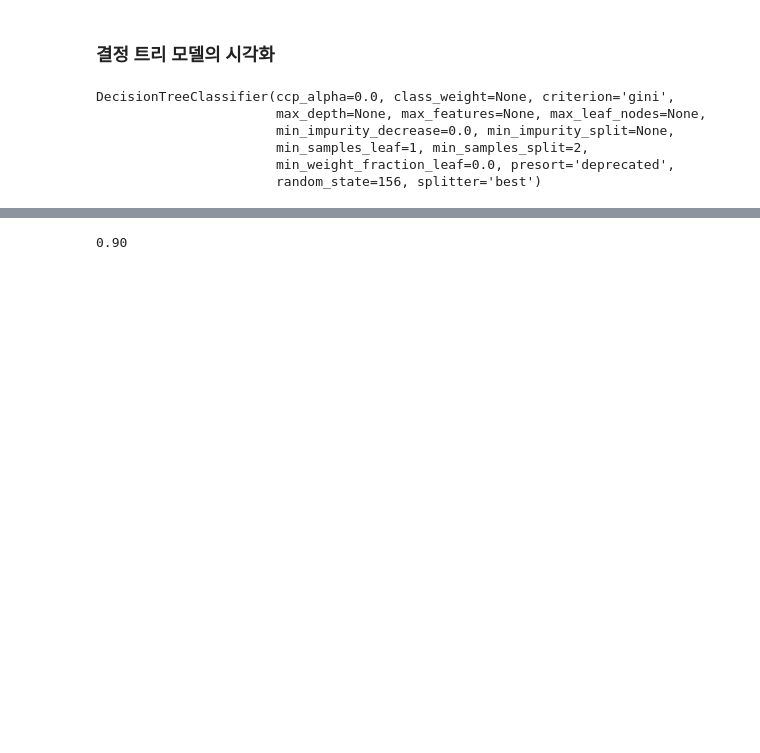
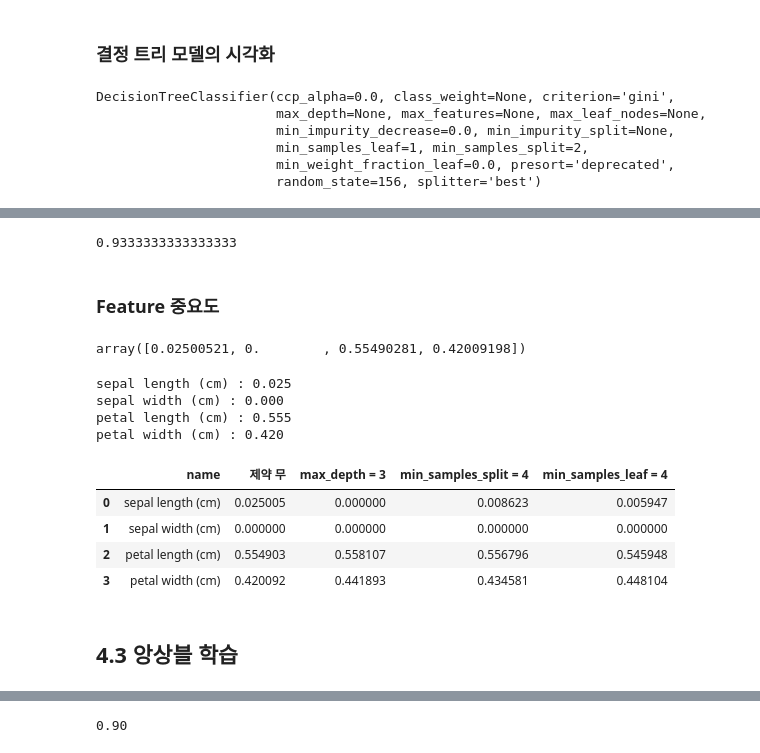
Before and after one commit to YueunKim/Machine-Learning, a Jupyter notebook: Chapter4_Classification.ipynb, the cells around one changed output, grey strips where cells are left out. Drawn from its saved outputs; the diff is of its cells as text; code cells hidden in the pictures; blank space fills up the shorter version.

```diff
--- a/Chapter4_Classification.ipynb
+++ b/Chapter4_Classification.ipynb
@@ -273,4 +198,0 @@ visualize_boundary(dt_clf, X_features, y_labels)
-# %%
-# min_samples_leaf=6 으로 트리 생성 조건을 제약한 Decision Boundary 시각화
-dt_clf = DecisionTreeClassifier( min_samples_leaf=6).fit(X_features, y_labels)
-visualize_boundary(dt_clf, X_features, y_labels)
@@ -417,0 +208,3 @@ print('GBM 정확도: {0:.4f}'.format(gb_accuracy))
+# %%
+dt_clf2 = DecisionTreeClassifier(max_depth = 3, random_state=156)
+dt_clf2.fit(X_train , y_train)
@@ -417,0 +234,3 @@ print('GBM 정확도: {0:.4f}'.format(gb_accuracy))
+# %%
+dt_clf3 = DecisionTreeClassifier(min_samples_split=4, random_state=156)
+dt_clf3.fit(X_train , y_train)
@@ -417,0 +260,3 @@ print('GBM 정확도: {0:.4f}'.format(gb_accuracy))
+# %%
+dt_clf4 = DecisionTreeClassifier(min_samples_leaf=4, random_state=156)
+dt_clf4.fit(X_train , y_train)
@@ -417,0 +279,34 @@ print('GBM 정확도: {0:.4f}'.format(gb_accuracy))
+# %%
+y_pred = dt_clf4.predict(X_test)
+accuracy_score(y_test, y_pred)
+# %% [output]
+0.9333333333333333
+# %% [markdown]
+### Feature 중요도
+# %%
+dt_clf.feature_importances_
+# %% [output]
+array([0.02500521, 0.        , 0.55490281, 0.42009198])
+# %%
+# feature별 importance 매핑
+for name, value in zip(iris_data.feature_names, dt_clf.feature_importances_):
+    print('{0} : {1:.3f}'.format(name, value))
+# %% [output]
+sepal length (cm) : 0.025
+sepal width (cm) : 0.000
+petal length (cm) : 0.555
+petal width (cm) : 0.420
+# %%
+df = pd.DataFrame({'name':iris_data.feature_names, '제약 무':dt_clf.feature_importances_,
+                   'max_depth = 3':dt_clf2.feature_importances_,
+                   'min_samples_split = 4':dt_clf3.feature_importances_,
+                   'min_samples_leaf = 4':dt_clf4.feature_importances_})
+df
+# %% [output]
+|  | name | 제약 무 | max_depth = 3 | min_samples_split = 4 | min_samples_leaf = 4 |
+| 0 | sepal length (cm) | 0.025005 | 0.000000 | 0.008623 | 0.005947 |
+| 1 | sepal width (cm) | 0.000000 | 0.000000 | 0.000000 | 0.000000 |
+| 2 | petal length (cm) | 0.554903 | 0.558107 | 0.556796 | 0.545948 |
+| 3 | petal width (cm) | 0.420092 | 0.441893 | 0.434581 | 0.448104 |
+# %% [markdown]
+## 4.3 앙상블 학습
```
Also changed, not shown: parts of 70 cells of this notebook, 2 other files.
